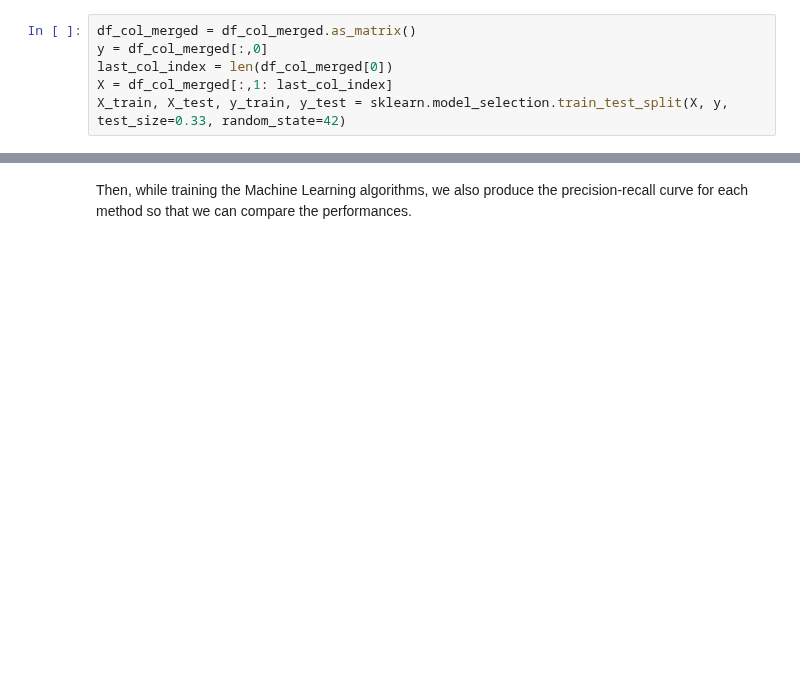
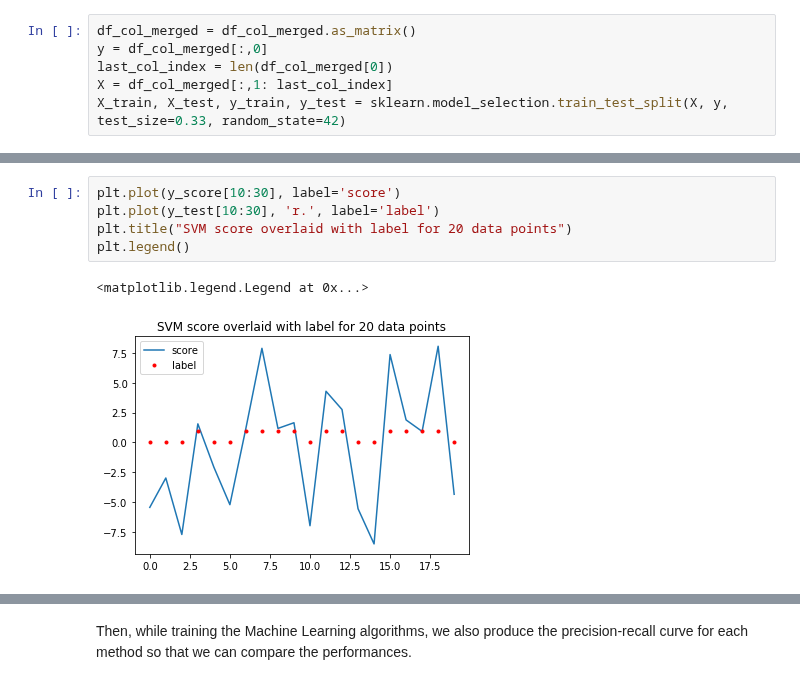
Before and after one commit to jiwoncpark/SLRealizer, a Jupyter notebook: demo/Scikit_Classifying_Lensed_Systems.ipynb, the cells around one changed output, grey strips where cells are left out. Saved outputs shown, nothing was run; the diff lists cells and outputs as text; blank space fills up the shorter version.

```diff
--- a/demo/Scikit_Classifying_Lensed_Systems.ipynb
+++ b/demo/Scikit_Classifying_Lensed_Systems.ipynb
@@ -319,0 +340,8 @@ X_train, X_test, y_train, y_test = sklearn.model_selection.train_test_split(X, y
+# %%
+plt.plot(y_score[10:30], label='score')
+plt.plot(y_test[10:30], 'r.', label='label')
+plt.title("SVM score overlaid with label for 20 data points")
+plt.legend()
+# %% [output]
+<matplotlib.legend.Legend at 0x...>
+[figure, added]
```
Also changed, not shown: parts of 12 cells of this notebook, 1 other file.
